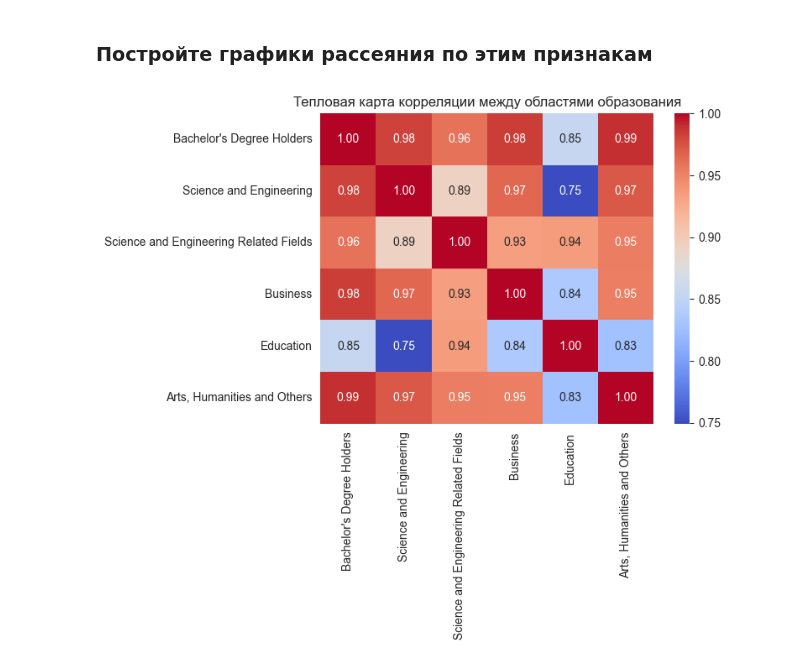
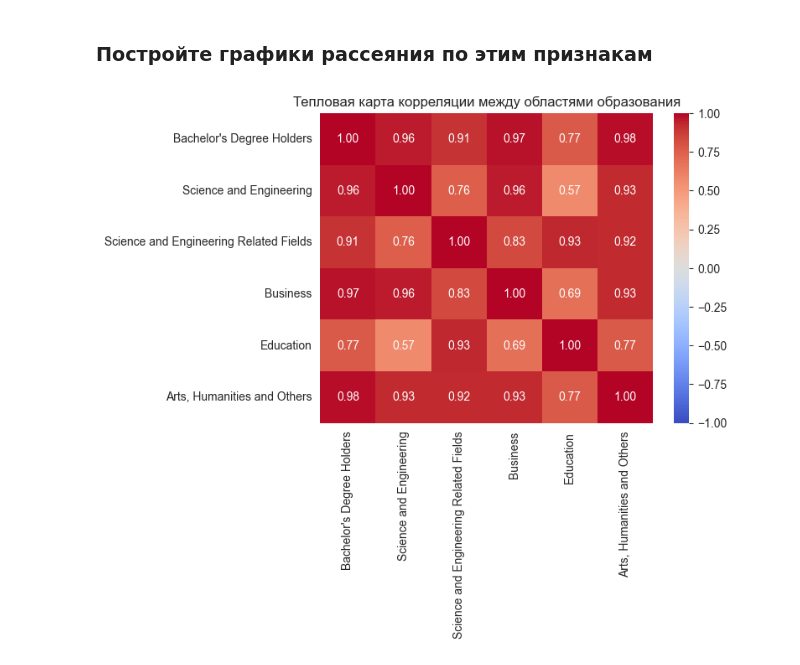
Before and after one commit to EvgenyBaulin/Data_Analysis_for_Sekerzhitskaya_Angelina_and_Kryanina_Varvara, a Jupyter notebook: Project/main.ipynb, the cells around one changed output. Saved outputs shown, nothing was run; the diff lists cells and outputs as text; code cells hidden in the pictures.

```diff
--- a/Project/main.ipynb
+++ b/Project/main.ipynb
@@ -13,6 +13,10 @@ for column in columns_to_convert:
 
 # Меняем тип данных с str на int
 
+df = df[df['Sex'] != 'Total'].copy()
+
+# Удаляем все строки, где просуммировано Male и Female
+
 df.head(5)
 
 # Выводим 5 первых строк
@@ -616,8 +621,8 @@ Arts, Humanities and Others                                1.000000
 # %% [markdown]
 ### Постройте графики рассеяния по этим признакам
 # %%
-sns.heatmap(correlation_matrix, annot = True, cmap = 'coolwarm', fmt = ".2f")
+sns.heatmap(correlation_matrix, annot = True, cmap = 'coolwarm', fmt = ".2f", vmin = -1, vmax = 1)
 plt.title("Тепловая карта корреляции между областями образования")
 plt.show()
 # %% [output]
-[figure, old version]
+[figure, new version]
```
Also changed, not shown: parts of 23 cells of this notebook.
